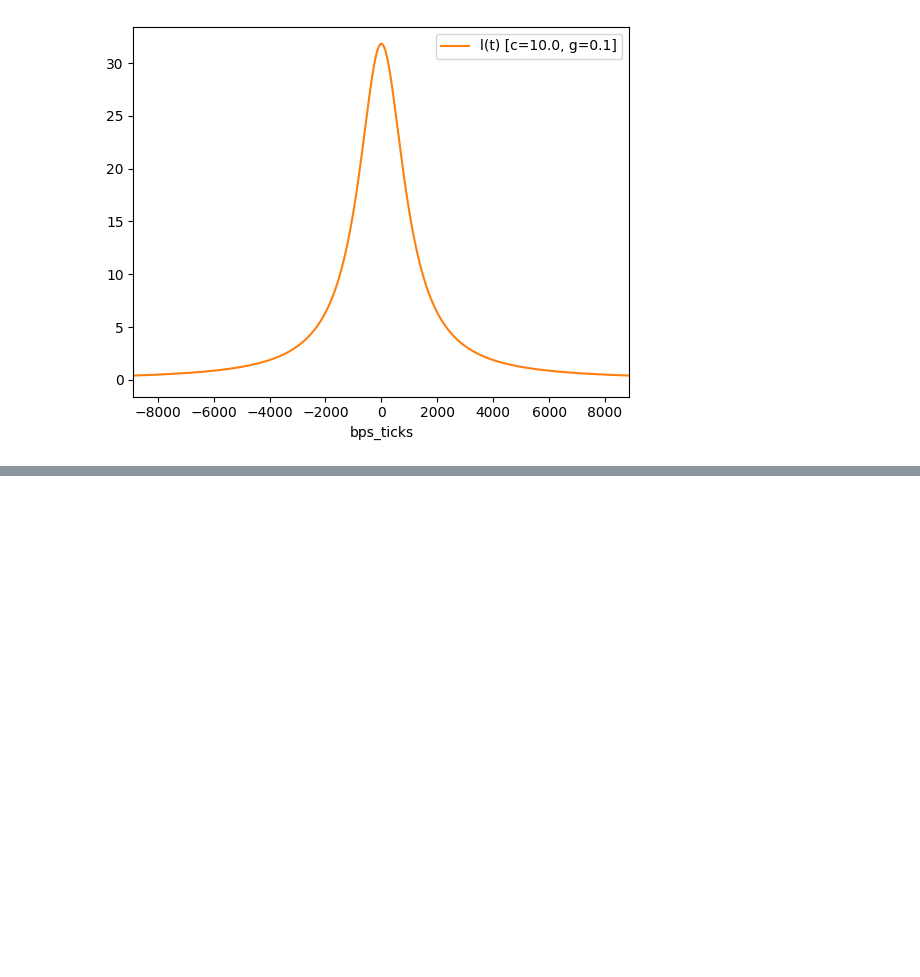
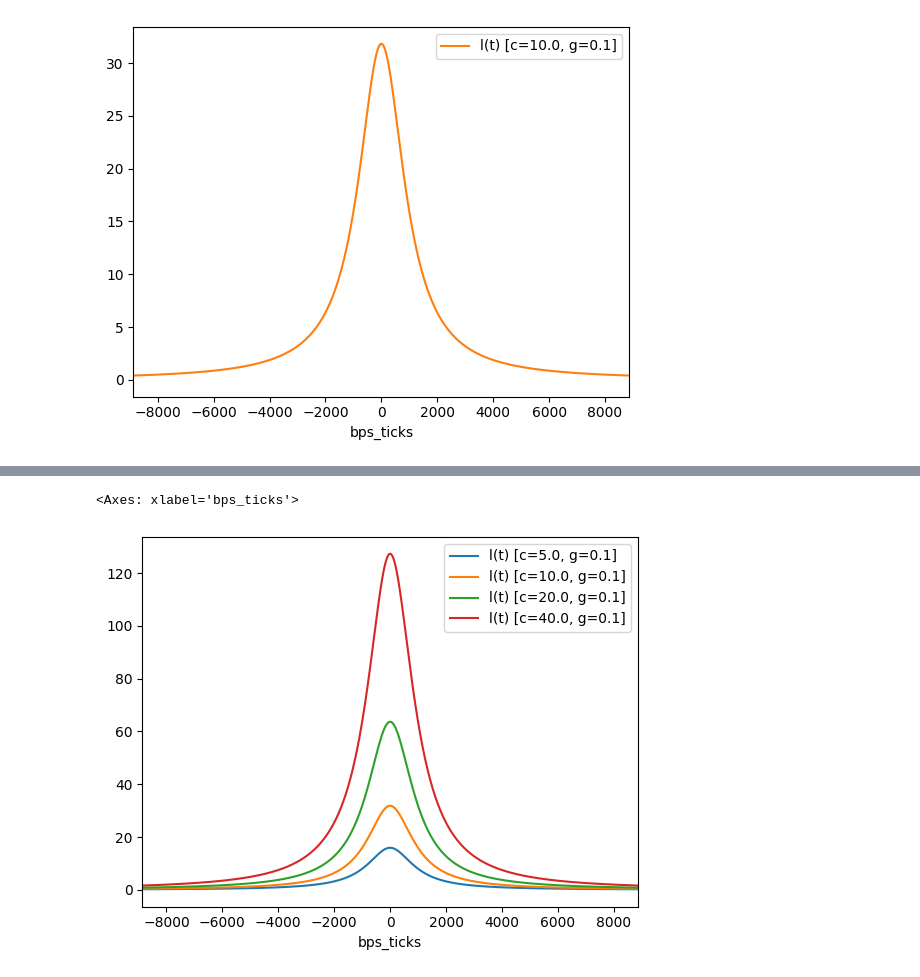
Before and after one commit to smolquants/cauchy-simulations-2025-03, a Jupyter notebook: notebook/analysis.ipynb, the cells around one changed output, grey strips where cells are left out. Saved outputs shown, nothing was run; the diff lists cells and outputs as text; code cells hidden in the pictures; blank space fills up the shorter version.

```diff
--- a/notebook/analysis.ipynb
+++ b/notebook/analysis.ipynb
@@ -126,0 +128,6 @@ df.plot(x='bps_ticks', y=[f'l(t) [c={C}, g={g}]' for g in gammas], xlim=(-MAX_TI
+# %%
+# generate for more global liquidity constant values
+cs = np.array([5.0, 10.0, 20.0, 40.0])
+# %%
+for c in cs:
+    df[f'l(t) [c={c}, g={GAMMA}]'] = CauchyLiquidityProfile(c=c, gamma=GAMMA).at(log_ticks)
@@ -126,0 +150,5 @@ df.plot(x='bps_ticks', y=[f'l(t) [c={C}, g={g}]' for g in gammas], xlim=(-MAX_TI
+# %%
+df.plot(x='bps_ticks', y=[f'l(t) [c={c}, g={GAMMA}]' for c in cs], xlim=(-MAX_TICK // 100, MAX_TICK // 100))
+# %% [output]
+<Axes: xlabel='bps_ticks'>
+[figure, added]
```
Also changed, not shown: parts of 13 cells of this notebook, 1 other file.
